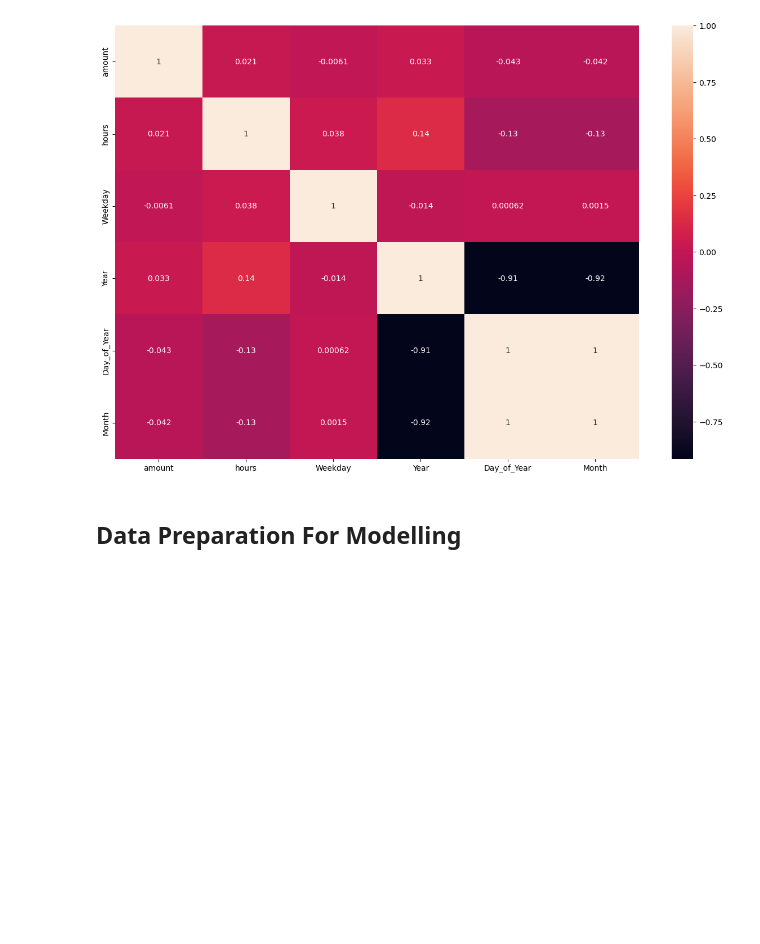
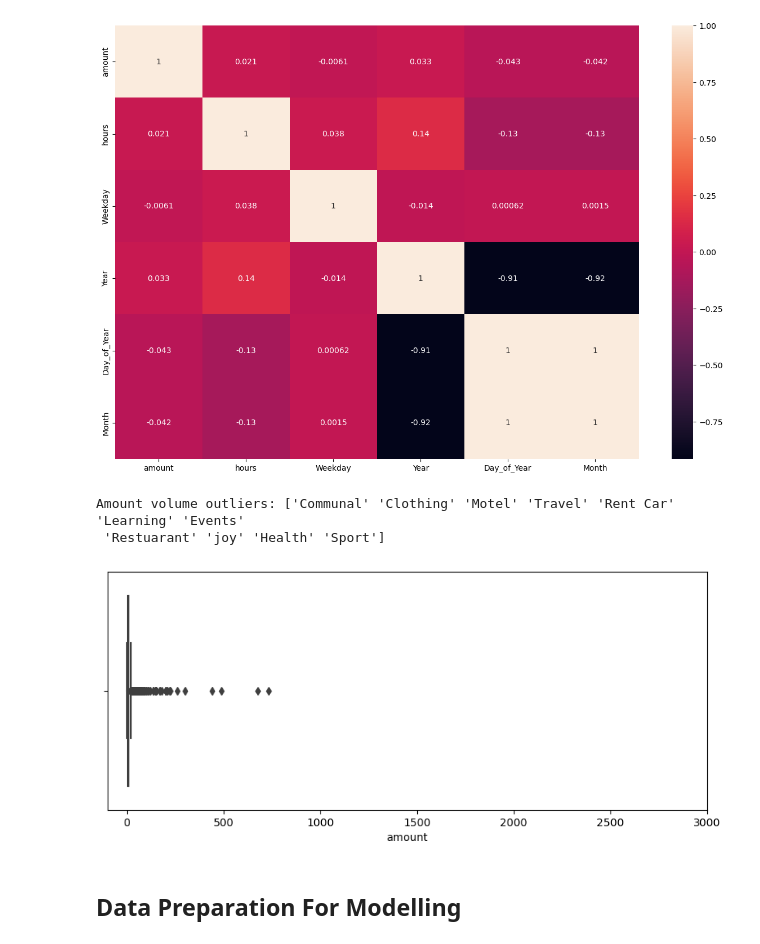
Before and after one commit to Ismat-Samadov/Budget_Prediction, a Jupyter notebook: Budget.ipynb, the cells around one changed output. Drawn from its saved outputs; the diff is of its cells as text; code cells hidden in the pictures; blank space fills up the shorter version.

```diff
--- a/Budget.ipynb
+++ b/Budget.ipynb
@@ -208,6 +238,20 @@ sns.heatmap(data.corr(),annot=True)
 # %% [output]
 <Axes: >
 [figure]
+# %%
+plt.figure(figsize=(10,4))
+plt.xlim(-100, 3000)
+sns.boxplot(x=data['amount'])
+print('Amount volume outliers:',data['category'][data['amount']>70].unique())
+
+# plt.figure(figsize=(10,4))
+# plt.xlim(train['item_price'].min(), train['item_price'].max())
+# sns.boxplot(x=train['item_price'])
+# print('Item price outliers:',train['item_id'][train['item_price']>50000].unique())
+# %% [output]
+Amount volume outliers: ['Communal' 'Clothing' 'Motel' 'Travel' 'Rent Car' 'Learning' 'Events'
+ 'Restuarant' 'joy' 'Health' 'Sport']
+[figure, added]
 # %% [markdown]
 ## Data Preparation For Modelling
 # %%
```
Also changed, not shown: parts of 7 cells of this notebook, 1 other file.
